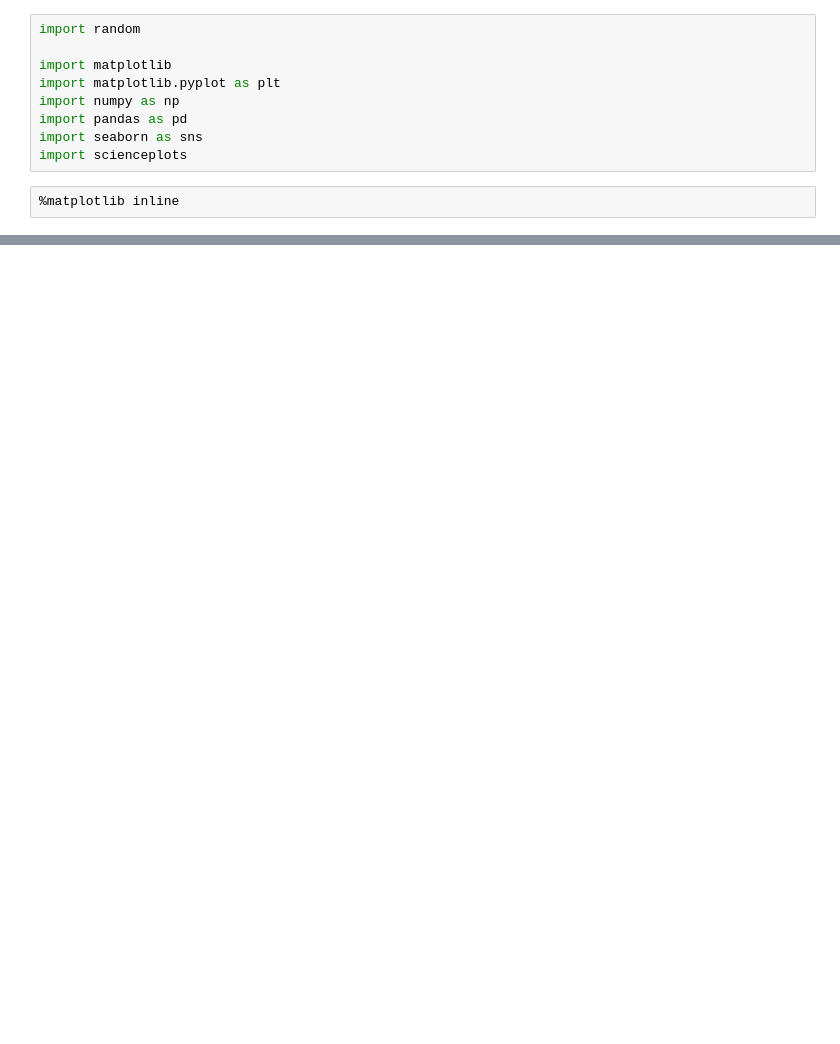
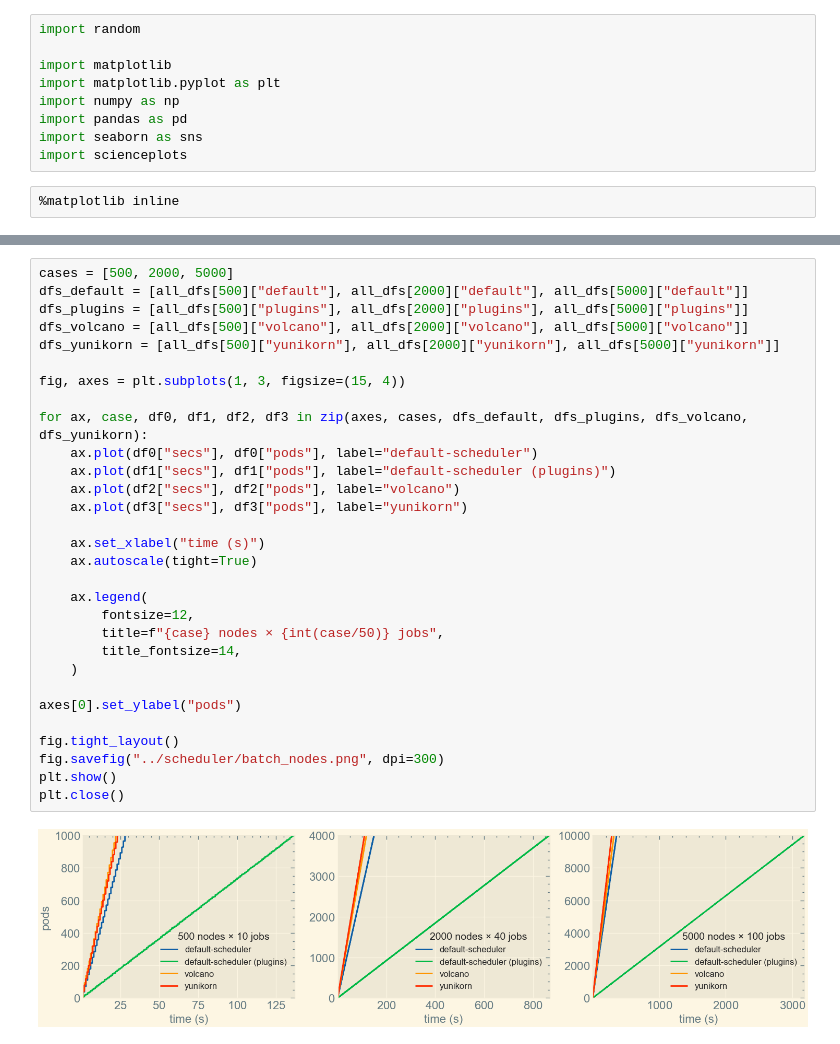
Before and after one commit to belo4ya/spark-on-kubernetes-recipes, a Jupyter notebook: university/charts/notebook.ipynb, the cells around one changed output, grey strips where cells are left out. Saved outputs shown, nothing was run; the diff lists cells and outputs as text; blank space fills up the shorter version.

```diff
--- a/university/charts/notebook.ipynb
+++ b/university/charts/notebook.ipynb
@@ -28,0 +202,32 @@ with plt.style.context(["Solarize_Light2", "science", "no-latex", "notebook"]):
+# %%
+cases = [500, 2000, 5000]
+dfs_default = [all_dfs[500]["default"], all_dfs[2000]["default"], all_dfs[5000]["default"]]
+dfs_plugins = [all_dfs[500]["plugins"], all_dfs[2000]["plugins"], all_dfs[5000]["plugins"]]
+dfs_volcano = [all_dfs[500]["volcano"], all_dfs[2000]["volcano"], all_dfs[5000]["volcano"]]
+dfs_yunikorn = [all_dfs[500]["yunikorn"], all_dfs[2000]["yunikorn"], all_dfs[5000]["yunikorn"]]
+
+fig, axes = plt.subplots(1, 3, figsize=(15, 4))
+
+for ax, case, df0, df1, df2, df3 in zip(axes, cases, dfs_default, dfs_plugins, dfs_volcano, dfs_yunikorn):
+    ax.plot(df0["secs"], df0["pods"], label="default-scheduler")
+    ax.plot(df1["secs"], df1["pods"], label="default-scheduler (plugins)")
+    ax.plot(df2["secs"], df2["pods"], label="volcano")
+    ax.plot(df3["secs"], df3["pods"], label="yunikorn")
+
+    ax.set_xlabel("time (s)")
+    ax.autoscale(tight=True)
+
+    ax.legend(
+        fontsize=12,
+        title=f"{case} nodes × {int(case/50)} jobs",
+        title_fontsize=14,
+    )
+
+axes[0].set_ylabel("pods")
+
+fig.tight_layout()
+fig.savefig("../scheduler/batch_nodes.png", dpi=300)
+plt.show()
+plt.close()
+# %% [output]
+[figure, added]
```
Also changed, not shown: parts of 11 cells of this notebook, 15 other files.
